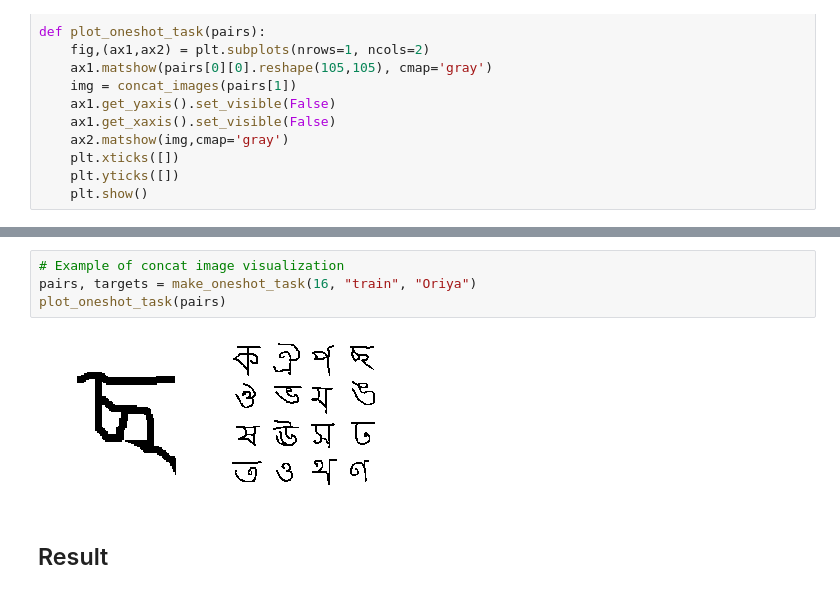
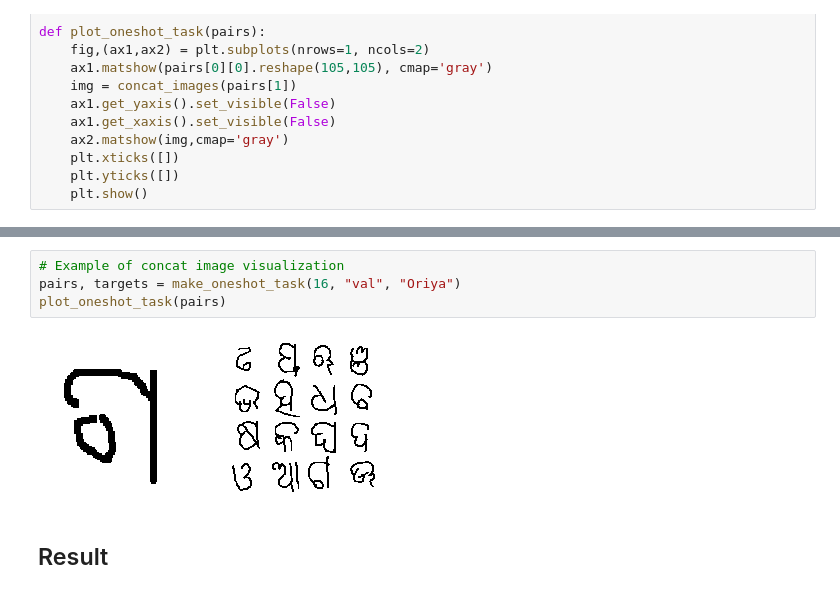
Before and after one commit to abhiWriteCode/Siamese-Networks, a Jupyter notebook: Siamese_Networks.ipynb, the cells around one changed output, grey strips where cells are left out. Saved outputs shown, nothing was run; the diff lists cells and outputs as text.

```diff
--- a/Siamese_Networks.ipynb
+++ b/Siamese_Networks.ipynb
@@ -494,9 +521,9 @@ plot_oneshot_task(pairs)
 # %%
 # Example of concat image visualization
-pairs, targets = make_oneshot_task(16, "train", "Oriya")
+pairs, targets = make_oneshot_task(16, "val", "Oriya")
 plot_oneshot_task(pairs)
 # %% [output]
-[figure, old version]
+[figure, new version]
 # %% [markdown]
 ## Result
 # %%
```
Also changed, not shown: parts of 18 cells of this notebook.
